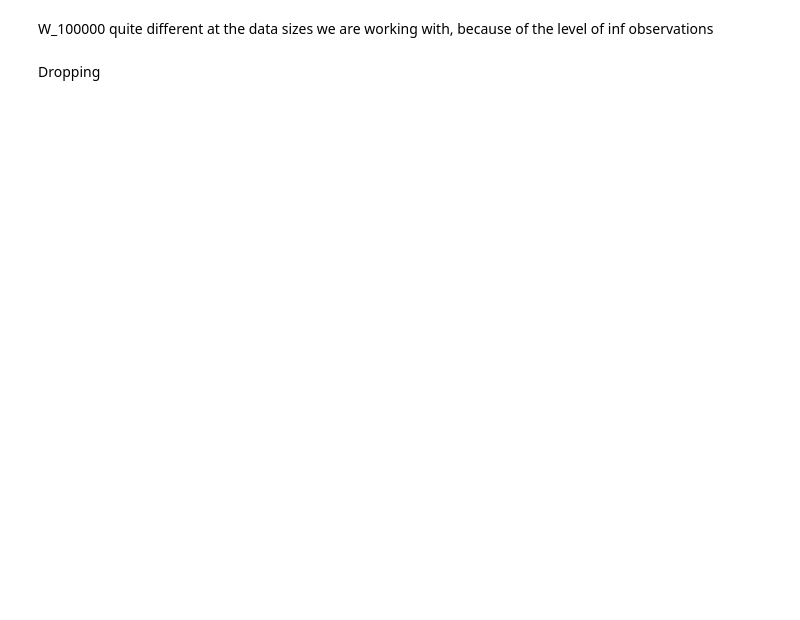
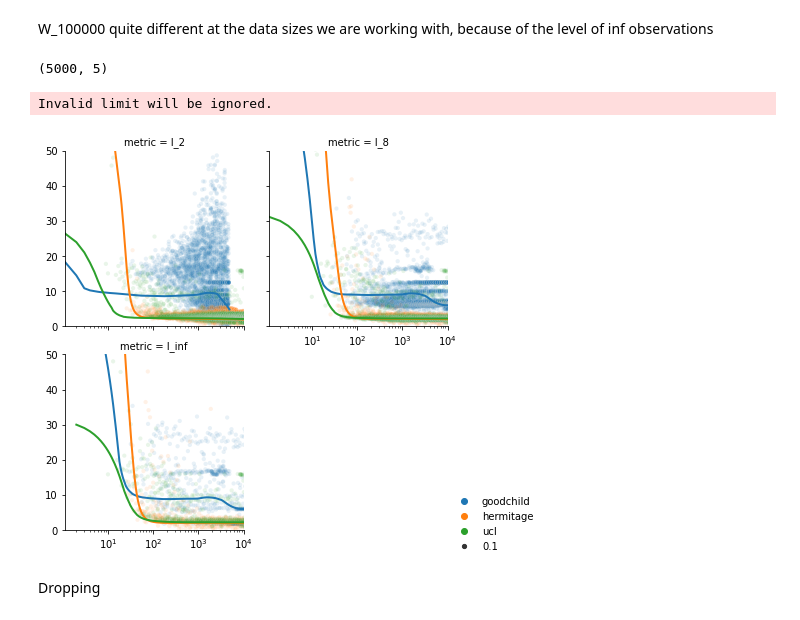
Before and after one commit to Indicative-Data-Science/samplesize, a Jupyter notebook: src/sample_size.ipynb, the cells around one changed output. Cells and saved outputs as stored; diff of their text form; code cells hidden in the pictures; blank space fills up the shorter version.

```diff
--- a/src/sample_size.ipynb
+++ b/src/sample_size.ipynb
@@ -61,7 +100,7 @@ df=[]
 for _,g in samples_long[samples_long.metric.str.startswith('I')].groupby(['location','metric']):
     a = g.sort_values('size')
     # o=sm.nonparametric.lowess(g['error'].values,np.log(np.maximum(g['size'].values,0.5)),frac=0.25)
-    o=sm.nonparametric.lowess(a['error'].values,a['size'].values,frac=0.25)
+    o=sm.nonparametric.lowess(a['error'].values,a['size'].values,frac=0.3)
     # print(g['size'].values-o[:,0])
     _,idx=np.unique(a['size'].values,return_index=True)
     # _,idx2=np.unique(o[:,0],return_index=True) #to ensure np.nan treated as unique
@@ -77,14 +116,22 @@ I['lowess']=np.array(df)
 # g.add_legend()
 # plt.xscale('log')
 # plt.ylim(0,20)
+# %%
+I.sample(5000).shape
+# %% [output]
+(5000, 5)
 # %%
-g=sns.FacetGrid(I,col='metric',col_wrap=3,col_order=['I_1','I_2','I_4','I_8','I_16','I_inf'])
-g.map_dataframe(sns.lineplot,x='size',y='lowess',hue='location',legend='auto',size=4)
-g.map_dataframe(sns.scatterplot,x='size',y='error',hue='location',legend='auto',alpha=0.1,size=0.1)
-g.add_legend()
+g=sns.FacetGrid(I,col='metric',col_wrap=2,col_order=['I_2','I_8','I_inf'])
+g.map_dataframe(sns.lineplot,x='size',y='lowess',hue='location',legend='brief',linewidth=2)
+g.map_dataframe(sns.scatterplot,x='size',y='error',hue='location',legend='brief',alpha=0.1,size=0.1)
+g.add_legend(loc='lower right')
 plt.xscale('log')
-plt.ylim(0,30)
+plt.xlim(0,10**4)
+plt.ylim(0,50)
 plt.savefig('../figures/rmse_heights.png')
+# %% [output]
+Invalid limit will be ignored.
+[figure, added]
 # %%
 W_=samples_long[samples_long.metric.str.startswith('W')].copy()
 W_['size']=1/W_['size']
```
Also changed, not shown: parts of 7 cells of this notebook, 4 other files.
